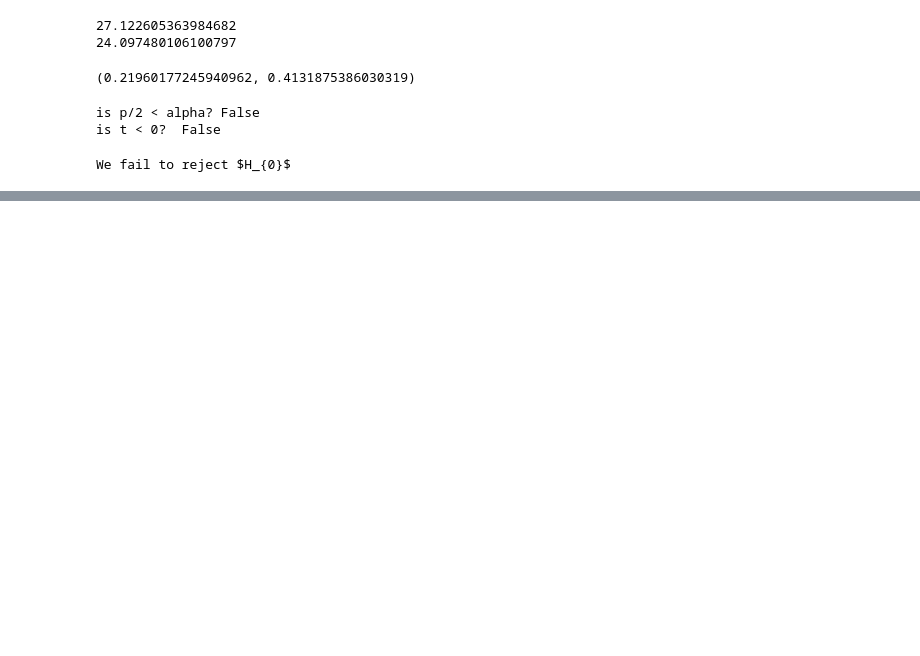
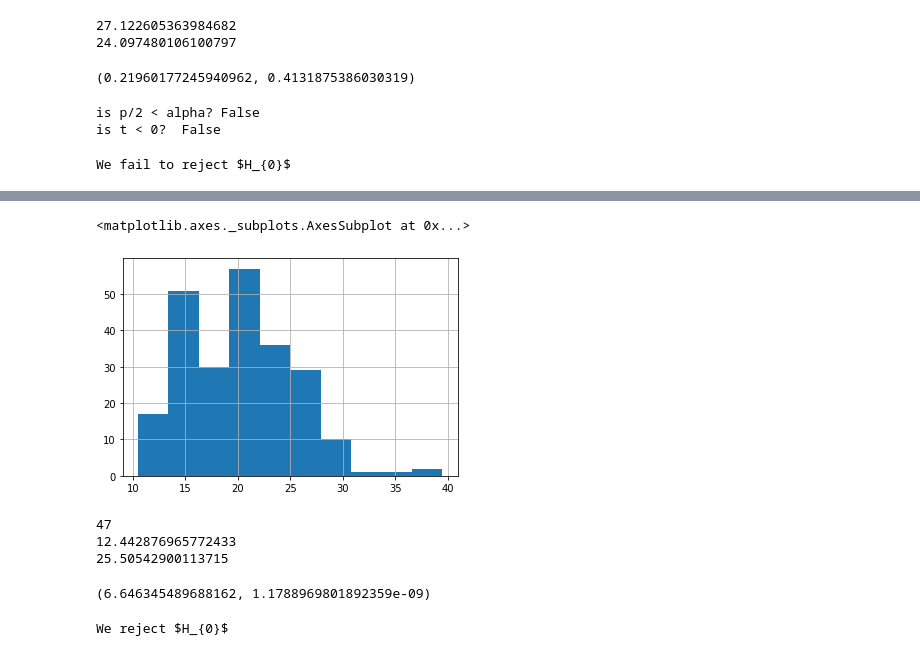
Before and after one commit to Brandon-Martinez27/statistics-exercises, a Jupyter notebook: hypothesis_testing.ipynb, the cells around one changed output, grey strips where cells are left out. Drawn from its saved outputs; the diff is of its cells as text; code cells hidden in the pictures; blank space fills up the shorter version.

```diff
--- a/hypothesis_testing.ipynb
+++ b/hypothesis_testing.ipynb
@@ -365,0 +442,6 @@ We fail to reject $H_{0}$
+# %%
+## A2. PLOT DISTRIBUTIONS
+mpg_avg.hist()
+# %% [output]
+<matplotlib.axes._subplots.AxesSubplot at 0x...>
+[figure, added]
@@ -365,0 +455,28 @@ We fail to reject $H_{0}$
+# %%
+## D. VERIFY ASSUMPTIONS
+#independent samples - yes
+#normal dist - good enough, plenty of observations
+#equal variances - no, set equal_var to False
+print(len(mpg_compact))
+print(mpg_compact.var())
+print(mpg_avg.var())
+# %% [output]
+47
+12.442876965772433
+25.50542900113715
+# %%
+## E. COMPUTE TEST STATISTIC
+t, p = stats.ttest_ind(mpg_compact, mpg_avg, equal_var = False)
+t, p/2
+# %% [output]
+(6.646345489688162, 1.1788969801892359e-09)
+# %%
+# F. DECIDE
+if p/2 > alpha:
+    print("We fail to reject $H_{0}$")
+elif t < 0:
+    print("We fail to reject $H_{0}$")
+else:
+    print("We reject $H_{0}$")
+# %% [output]
+We reject $H_{0}$
```
Also changed, not shown: parts of 75 cells of this notebook.
